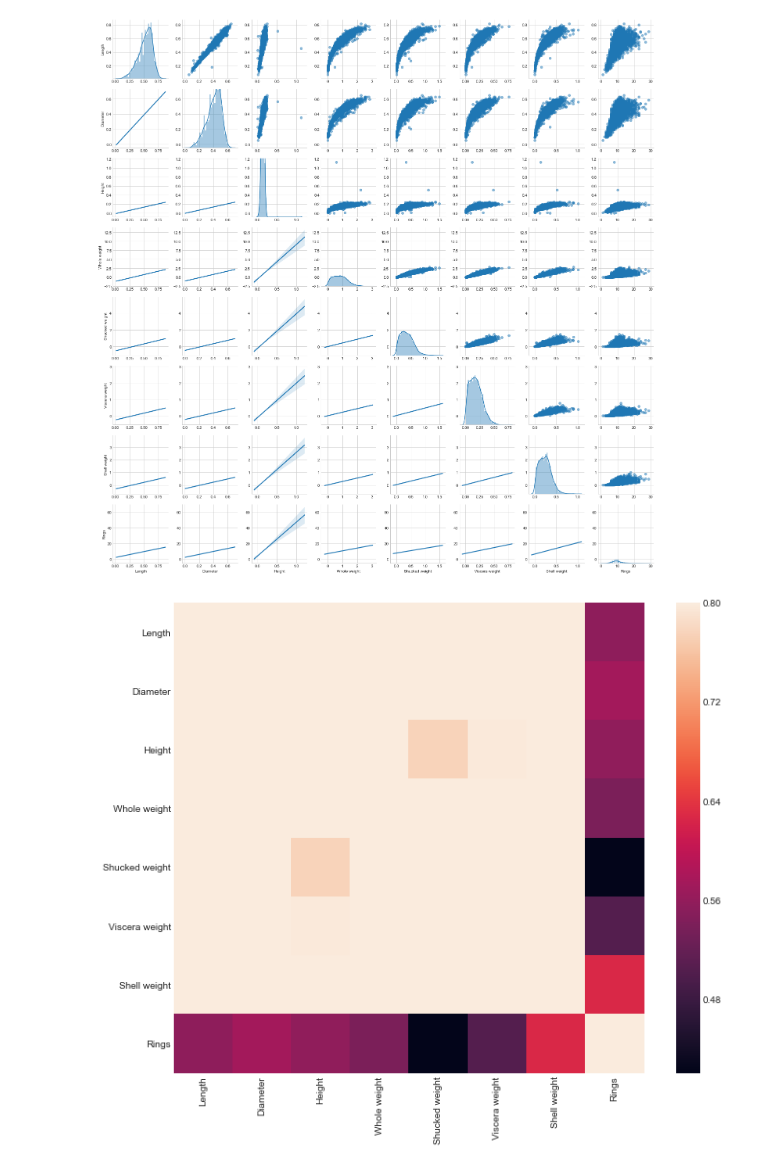
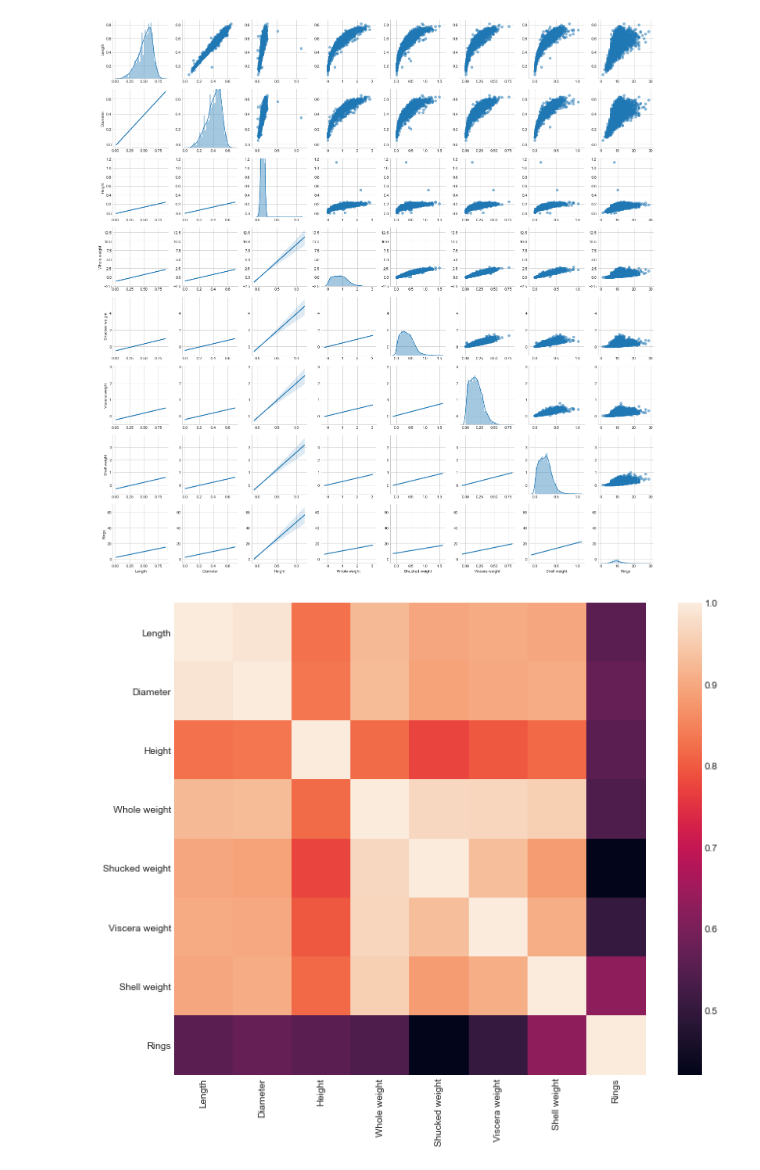
Before and after one commit to Audio88/Preparing-a-data-set-for-modeling, a Jupyter notebook: Preparing_a_data_set.ipynb, the cells around one changed output. Drawn from its saved outputs; the diff is of its cells as text; code cells hidden in the pictures.

```diff
--- a/Preparing_a_data_set.ipynb
+++ b/Preparing_a_data_set.ipynb
@@ -37,7 +62,7 @@ plt.show()
 # %%
 corrmat = df.corr()
 f, ax = plt.subplots(figsize=(12, 9))
-sns.heatmap(corrmat, vmax=.8, square=True)
+sns.heatmap(corrmat, square=True)
 plt.show()
 # %% [output]
-[figure, old version]
+[figure, new version]
```
Also changed, not shown: parts of 6 cells of this notebook.
